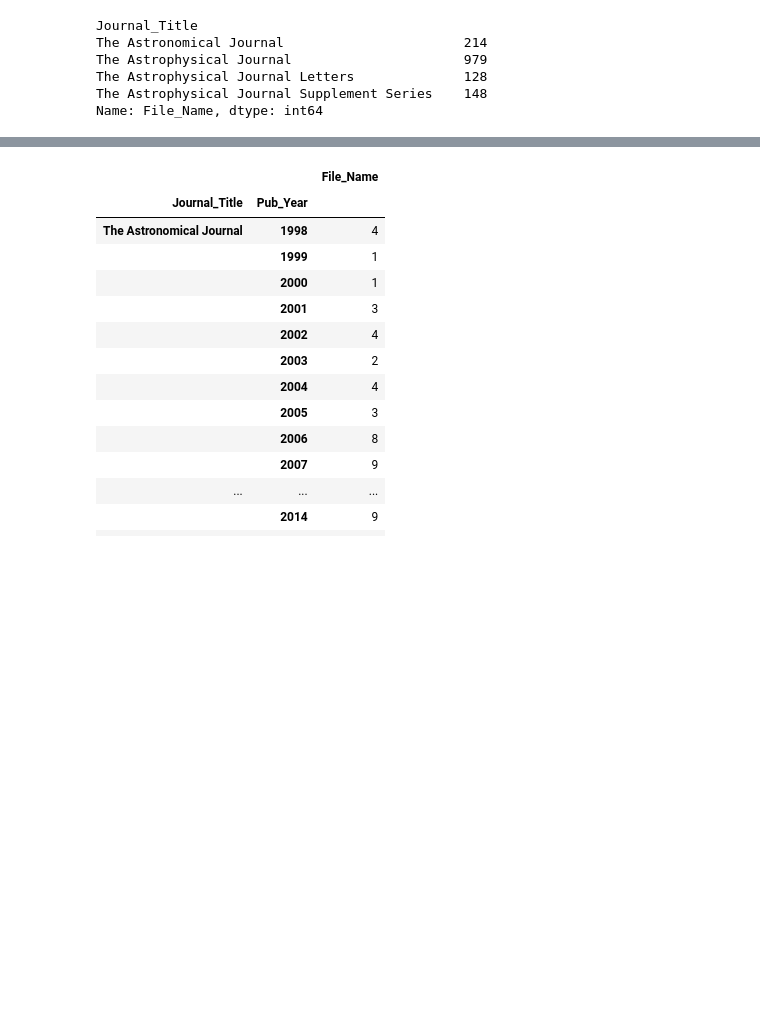
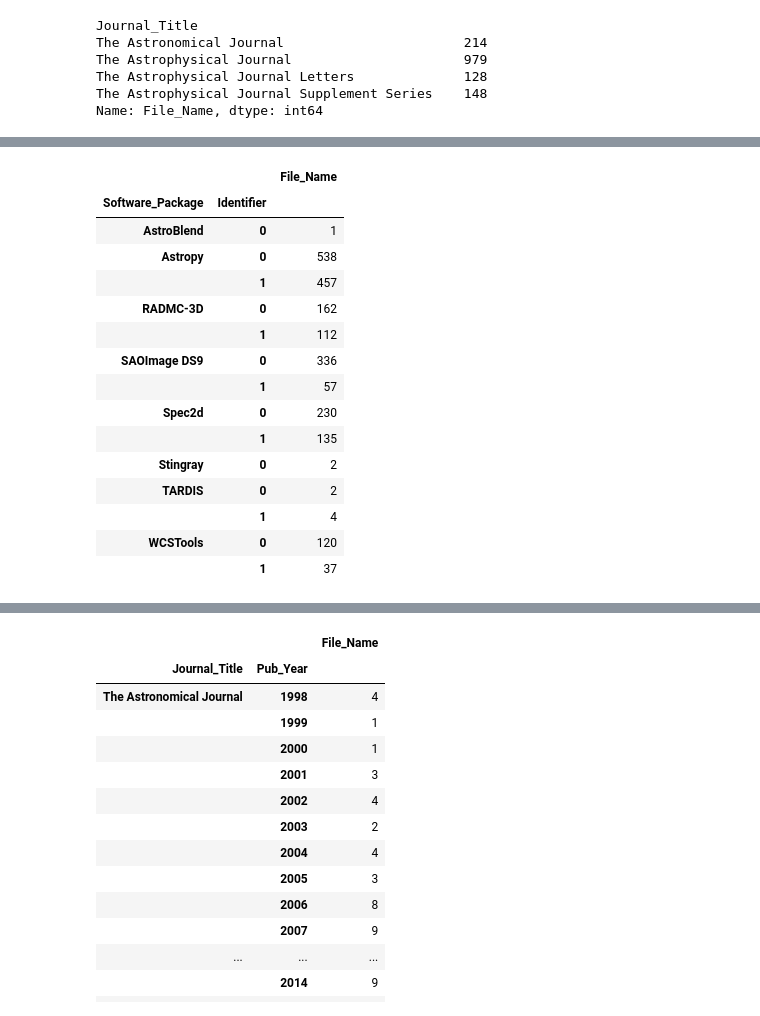
Before and after one commit to CfA-Library/Cite_Astro_Software, a Jupyter notebook: Citation_Study_2019/XML_SEARCH/XML_ANALYSIS/XML_ANALYSIS_082019/XML_FINAL_ANALYSIS_082019.ipynb, the cells around one changed output, grey strips where cells are left out. Saved outputs shown, nothing was run; the diff lists cells and outputs as text; code cells hidden in the pictures; blank space fills up the shorter version.

```diff
--- a/Citation_Study_2019/XML_SEARCH/XML_ANALYSIS/XML_ANALYSIS_082019/XML_FINAL_ANALYSIS_082019.ipynb
+++ b/Citation_Study_2019/XML_SEARCH/XML_ANALYSIS/XML_ANALYSIS_082019/XML_FINAL_ANALYSIS_082019.ipynb
@@ -301 +232,24 @@ XML_alias_paper
+# %%
+# Identifiers per package
+
+XML_unique_id = pd.DataFrame(XML_results.groupby(['Software_Package','Identifier'])['File_Name'].nunique())
+#XML_unique_id.to_csv("XML_unique_id_082019.csv")
+XML_unique_id
+# %% [output]
+|  |  | File_Name |
+| Software_Package | Identifier |  |
+| AstroBlend | 0 | 1 |
+| Astropy | 0 | 538 |
+|  | 1 | 457 |
+| RADMC-3D | 0 | 162 |
+|  | 1 | 112 |
+| SAOImage DS9 | 0 | 336 |
+|  | 1 | 57 |
+| Spec2d | 0 | 230 |
+|  | 1 | 135 |
+| Stingray | 0 | 2 |
+| TARDIS | 0 | 2 |
+|  | 1 | 4 |
+| WCSTools | 0 | 120 |
+|  | 1 | 37 |
 # %%
```
Also changed, not shown: parts of 45 cells of this notebook.
